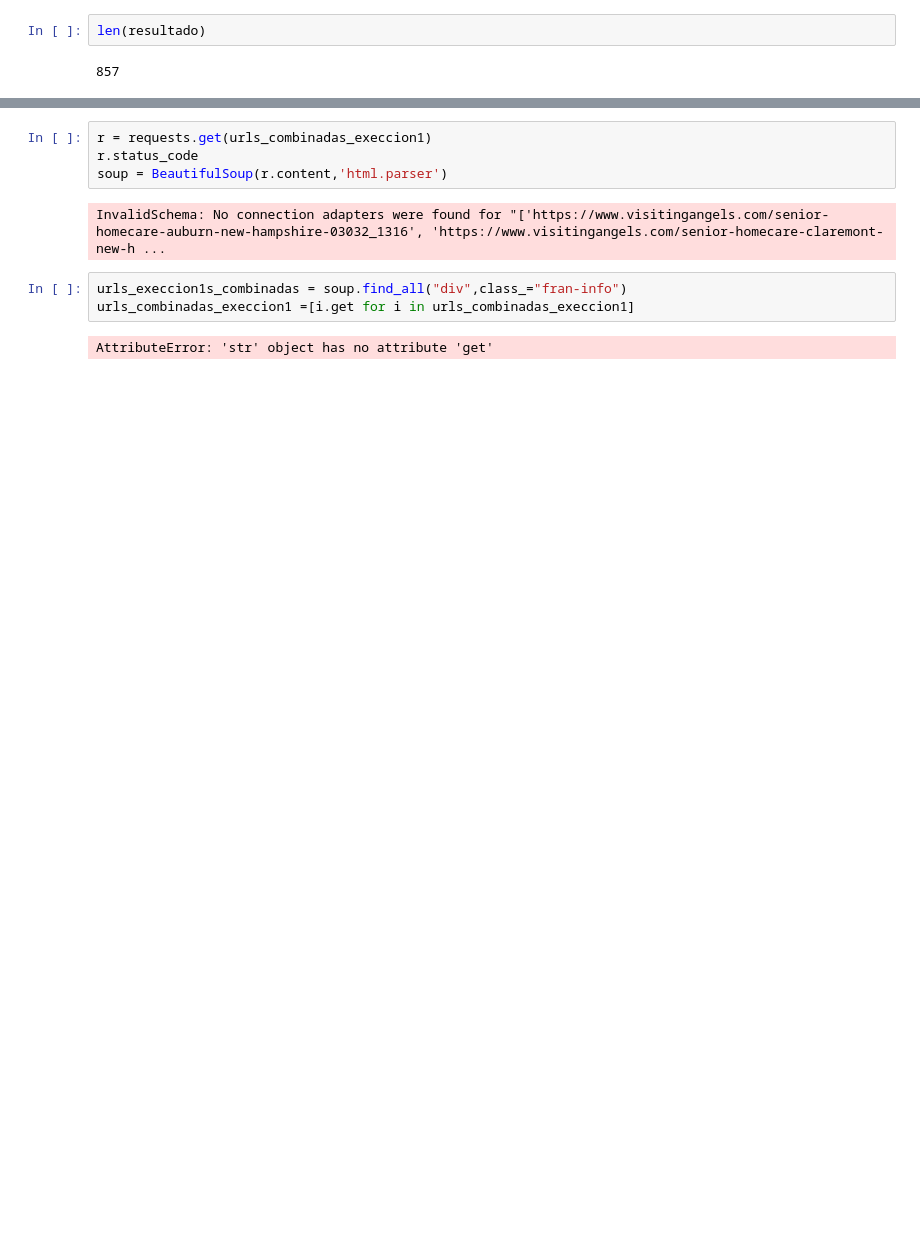
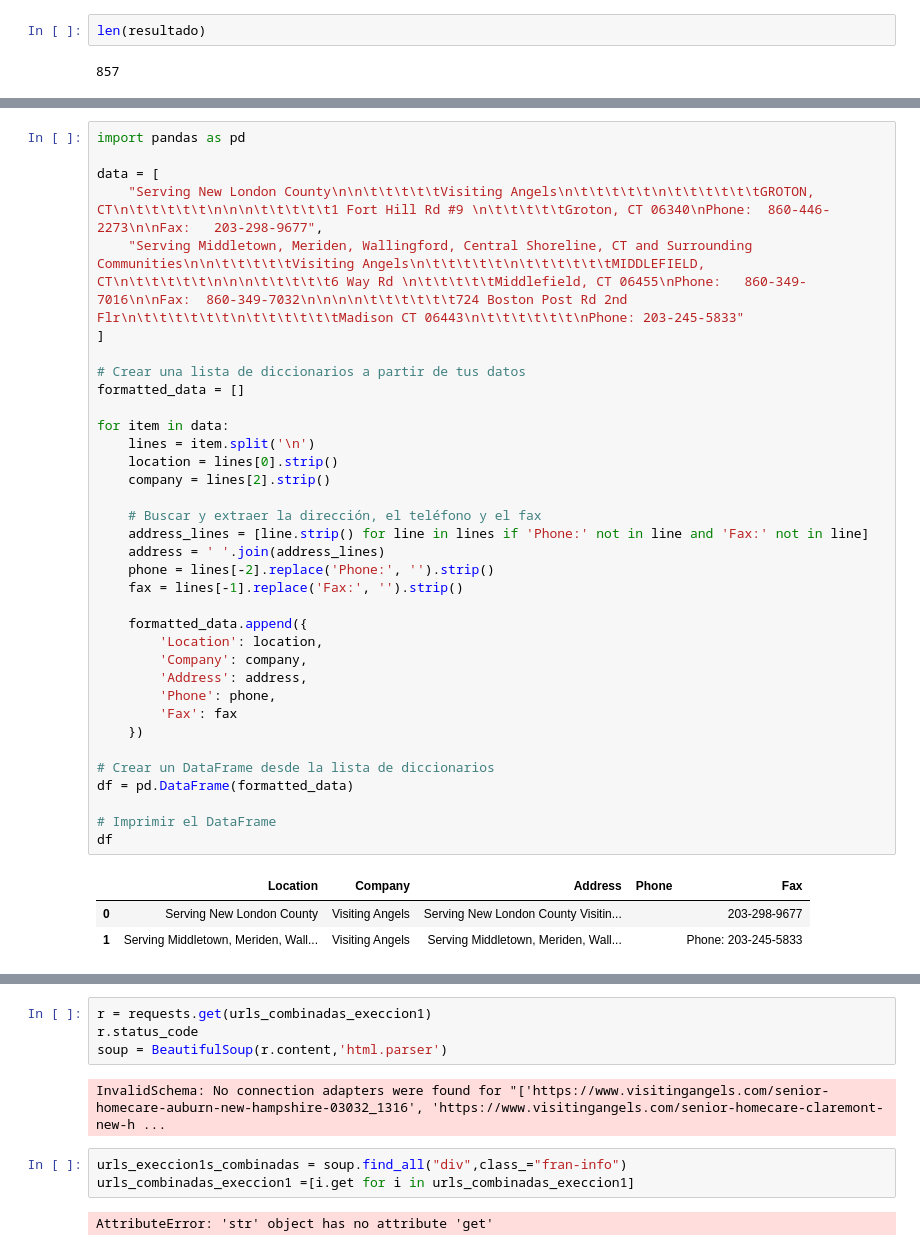
Before and after one commit to braian004/company-united-states-websraping, a Jupyter notebook: url.ipynb, the cells around one changed output, grey strips where cells are left out. Cells and saved outputs as stored; diff of their text form; blank space fills up the shorter version.

```diff
--- a/url.ipynb
+++ b/url.ipynb
@@ -1099,0 +436,39 @@ df.to_excel('data.xlsx', index=True)
+# %%
+import pandas as pd
+
+data = [
+    "Serving New London County\n\n\t\t\t\t\tVisiting Angels\n\t\t\t\t\t\n\t\t\t\t\t\tGROTON, CT\n\t\t\t\t\t\n\n\n\t\t\t\t\t1 Fort Hill Rd #9 \n\t\t\t\t\tGroton, CT 06340\nPhone:  860-446-2273\n\nFax:   203-298-9677",
+    "Serving Middletown, Meriden, Wallingford, Central Shoreline, CT and Surrounding Communities\n\n\t\t\t\t\tVisiting Angels\n\t\t\t\t\t\n\t\t\t\t\t\tMIDDLEFIELD, CT\n\t\t\t\t\t\n\n\n\t\t\t\t\t6 Way Rd \n\t\t\t\t\tMiddlefield, CT 06455\nPhone:   860-349-7016\n\nFax:  860-349-7032\n\n\n\n\t\t\t\t\t\t724 Boston Post Rd 2nd Flr\n\t\t\t\t\t\t\n\t\t\t\t\t\tMadison CT 06443\n\t\t\t\t\t\t\nPhone: 203-245-5833"
+]
+
+# Crear una lista de diccionarios a partir de tus datos
+formatted_data = []
+
+for item in data:
+    lines = item.split('\n')
+    location = lines[0].strip()
+    company = lines[2].strip()
+
+    # Buscar y extraer la dirección, el teléfono y el fax
+    address_lines = [line.strip() for line in lines if 'Phone:' not in line and 'Fax:' not in line]
+    address = ' '.join(address_lines)
+    phone = lines[-2].replace('Phone:', '').strip()
+    fax = lines[-1].replace('Fax:', '').strip()
+
+    formatted_data.append({
+        'Location': location,
+        'Company': company,
+        'Address': address,
+        'Phone': phone,
+        'Fax': fax
+    })
+
+# Crear un DataFrame desde la lista de diccionarios
+df = pd.DataFrame(formatted_data)
+
+# Imprimir el DataFrame
+df
+# %% [output]
+|  | Location | Company | Address | Phone | Fax |
+| 0 | Serving New London County | Visiting Angels | Serving New London County Visitin... |  | 203-298-9677 |
+| 1 | Serving Middletown, Meriden, Wall... | Visiting Angels | Serving Middletown, Meriden, Wall... |  | Phone: 203-245-5833 |
```
Also changed, not shown: parts of 29 cells of this notebook, 4 other files.
